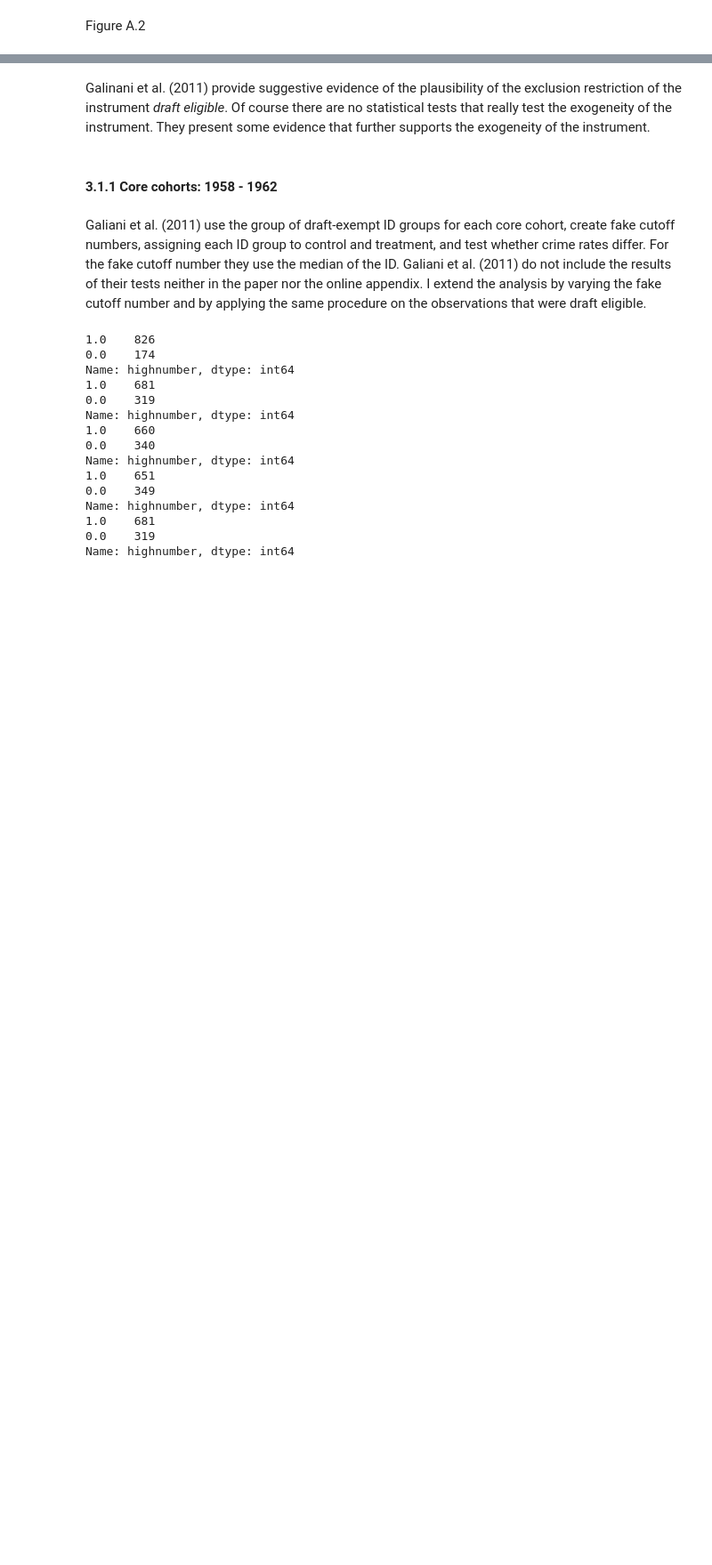
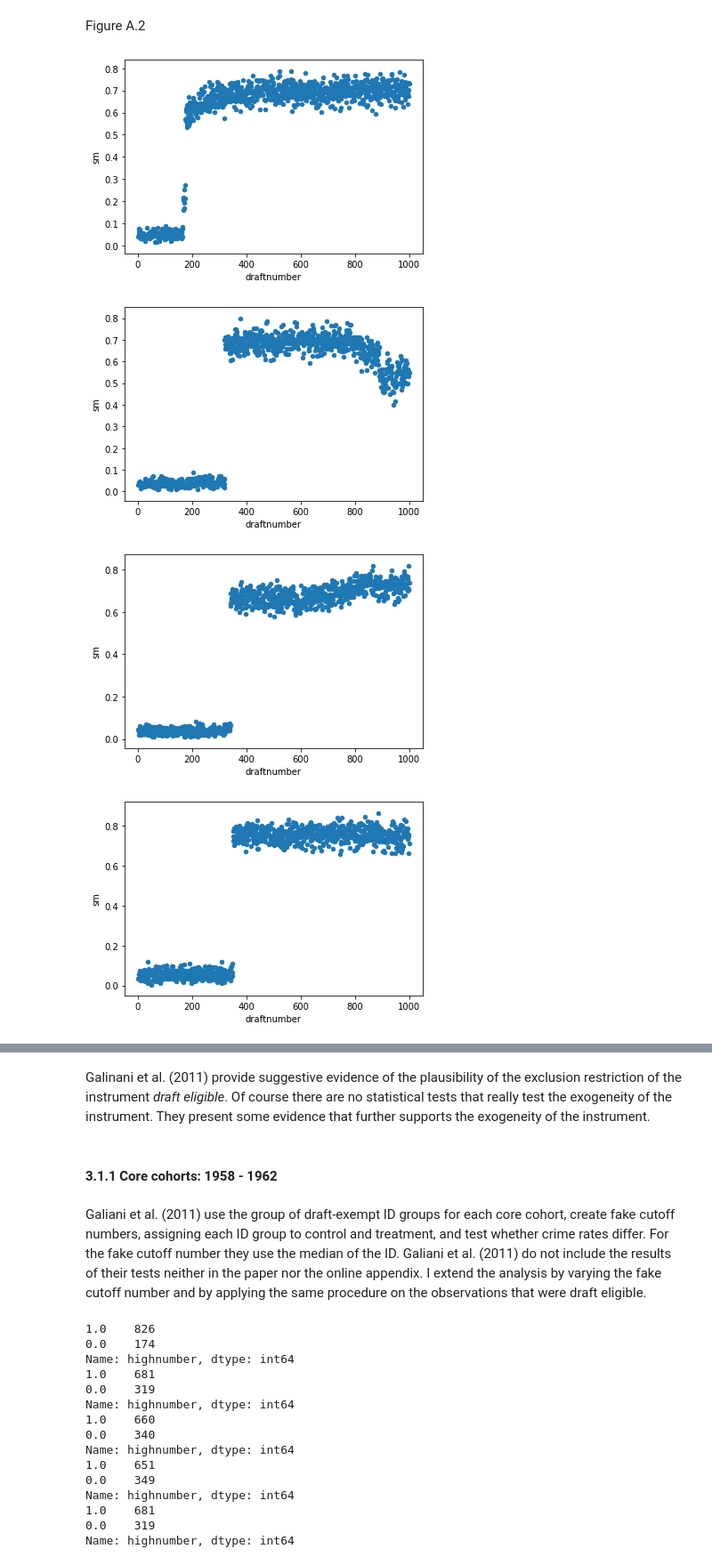
Before and after one commit to bhmueller/microeconometrics-course-project-bhmueller, a Jupyter notebook: replication_conscription_crime.ipynb, the cells around one changed output, grey strips where cells are left out. Shown: that part at 89% size. Cells and saved outputs as stored; diff of their text form; code cells hidden in the pictures; blank space fills up the shorter version.

```diff
--- a/replication_conscription_crime.ipynb
+++ b/replication_conscription_crime.ipynb
@@ -945,5 +998,10 @@ Local IV would have been an appealing extension to this model. Unfortunately thi
 # %% [markdown]
 Figure A.2
 # %%
-#for i in years:
- #   df[df.cohort == i].plot.scatter(x='draftnumber', y='sm')
+for i in years:
+    df[df.cohort == i].plot.scatter(x='draftnumber', y='sm')
+# %% [output]
+[figure, added]
+[figure, added]
+[figure, added]
+[figure, added]
```
Also changed, not shown: parts of 28 cells of this notebook.
